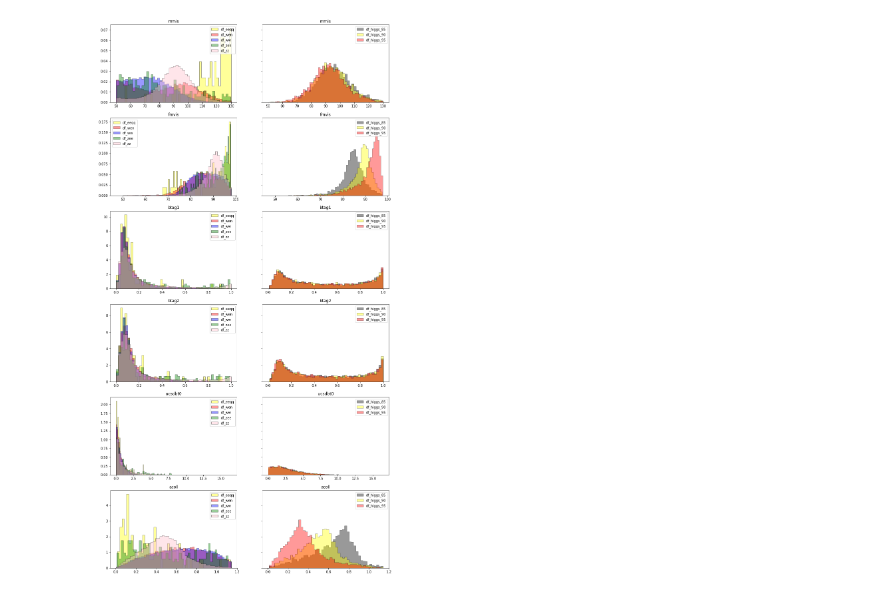
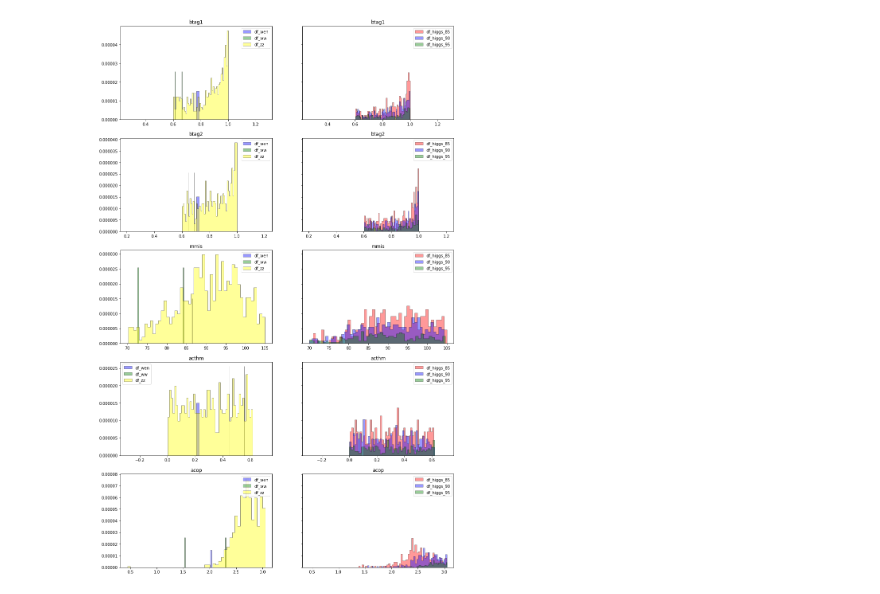
Before and after one commit to irenecortinovis/HiggsSearch-LEP, a Jupyter notebook: cuts.ipynb, the cells around one changed output. Cells and saved outputs as stored; diff of their text form; code cells hidden in the pictures.

Commit message:
separated cuts from a scan of all the events without cuts

```diff
--- a/cuts.ipynb
+++ b/cuts.ipynb
@@ -79,8 +81,6 @@ int_lumi = 176.773 #pb^-1
 ################################
 # creation of all df and lists #
 ################################
-
-
 
 for channel in channels:
     #fill the dataframes
@@ -88,26 +88,14 @@ for channel in channels:
     dfname = 'df_' + channel
     vars()[dfname] = pd.read_csv(filename)
 
-    #add recoiling mass against jets
+    #add acollinearity and recoiling mass against jets
     angle = 180*np.pi/180
     recmass = []
     acollin = []
     for index, row in (vars()[dfname]).iterrows():
-        #recoil mass
-        '''recoilmass=0
-        theta_jets = (row['xmj1']*row['thj1']+row['xmj2']*row['thj2'])/(row['xmj1']+row['xmj2'])
-        phi_jets = (row['xmj1']*row['phj1']+row['xmj2']*row['phj2'])/(row['xmj1']+row['xmj2'])
-        if ((row['ele_phi'] < phi_jets+np.pi+angle) and (row['ele_phi'] > phi_jets+np.pi-angle) and (row['ele_the'] < theta_jets+np.pi+angle) and (row['ele_the'] > theta_jets+np.pi-angle)):
-            recoilmass += 0.000511*row['ele_num']
-        if ((row['muon_phi'] < phi_jets+np.pi+angle) and (row['muon_phi'] > phi_jets+np.pi-angle) and (row['muon_the'] < theta_jets+np.pi+angle) and (row['muon_the'] > theta_jets+np.pi-angle)):
-            recoilmass += 0.105*row['muon_num']
-        recmass.append(recoilmass)'''
         #acollinearity
         acollin.append(angleacoll(row['thj1'],row['thj2'],row['phj1'],row['phj2']))
-
-    #(vars()[dfname])['rec_mass'] = recmass
     (vars()[dfname])['acoll'] = acollin
-
 
 
     #fill the bkgsigdata list, categorizing bkg, sgn, data
@@ -124,52 +331,74 @@ for channel in channels:
 # %%
-##########################################################
-# plot all variables for signal and background (no cuts) #
-##########################################################
+############################################################
+# plot all variables for signal and background (WITH cuts) #
+############################################################
 
 #check variables for each channel, try to make some sense out of them and try to see possible cuts
-varlist = ['mmis', 'fmvis', 'btag1', 'btag2', 'ucsdbt0', 'acoll']
-#varlist = ['mmis', 'pho_ene']
+varlist = ['btag1', 'btag2', 'mmis', 'acthm', 'acop']
 varlength = len(varlist)
 
-colors = ['yellow', 'red', 'blue', 'green', 'pink', 'black']
+colors = ['yellow', 'red', 'blue', 'green', 'pink']
 bins = 50
 
 #plot each variable on each row
 #left background, right signal(s)
+df_list_cut = []
+
 
 f, axs = plt.subplots(varlength, 2, sharey='row', sharex='row', figsize=(15,varlength*5))
+
+for dfname in df_names:
+    index = df_names.index(dfname)
+    tmpdf = (df_list[index])[(df_list[index])['btag1'] > 0.6]
+    tmpdf = tmpdf[tmpdf['btag2'] > 0.6]
+    tmpdf = tmpdf[tmpdf['mmis'] > 70]
+    tmpdf = tmpdf[tmpdf['mmis'] < 105]
+    tmpdf = tmpdf[tmpdf['acthm'] < 0.62]
+    tmpdf = tmpdf[tmpdf['acop'] < 3.05]
+    df_list_cut.append(tmpdf)
+
+
+nevents = [0]*len(df_list)
+
 
 for varname in varlist:
     index_var = varlist.index(varname)
     for dfname in df_names:
         index = df_names.index(dfname)
 
         #backgrounds
         if bkgsigdata[index] == 'bkg':
             #plot histograms (normalised area to 1)
-            axs[index_var,0].hist((df_list[index])[varname], bins=bins, color=colors[index%len(colors)], ec="black", histtype="stepfilled", label=dfname, alpha=0.4, density=True)
-
-            #calculate scale factor (xs) and plot histograms
-            scalef = scalefactor(int_lumi, n_events(df_list[index]), dfxsec(dfname, df_names))
-            weights = scalef*np.ones_like(np.linspace(1,n_events(df_list[index]), n_events(df_list[index])))
-            #axs[index_var,0].hist(((df_list[index])[varname]), bins=bins, weights=weights, color=colors[index%len(colors)], ec="black", histtype="stepfilled", label=dfname, alpha=0.4)
+            #axs[index_var,0].hist((df_list_cut[index])[varname], bins=bins, color=colors[index%len(colors)], ec="black", histtype="stepfilled", label=dfname, alpha=0.4)
+            if(n_events(df_list_cut[index]) != 0):
+                #calculate scale factor (xs) and plot histograms
+                scalef = scalefactor(int_lumi, n_events(df_list[index]), dfxsec(dfname, df_names), ratio)
+                weights = scalef*np.ones_like(np.linspace(1,n_events(df_list_cut[index]), n_events(df_list_cut[index])))
+                axs[index_var,0].hist(((df_list_cut[index])[varname]), bins=bins, weights=weights, color=colors[index%len(colors)], ec="black", histtype="stepfilled", label=dfname, alpha=0.4)
+                nevents[index]=((n_events(df_list_cut[index]))*scalef)
+            else:
+                nevents[index]=0
 
         #signals
         if bkgsigdata[index] == 'sgn':
             #plot histograms (normalised area to 1)
-            axs[index_var,1].hist((df_list[index])[varname], bins=bins, color=colors[index%len(colors)], ec="black", histtype="stepfilled", label=dfname, alpha=0.4, density=True)
+            #axs[index_var,1].hist((df_list_cut[index])[varname], bins=bins, color=colors[index%len(colors)], ec="black", histtype="stepfilled", label=dfname, alpha=0.4)
 
             #calculate scale factor (xs) and plot histograms
-            scalef = scalefactor(int_lumi, n_events(df_list[index]), dfxsec(dfname, df_names))
-            weights = scalef*np.ones_like(np.linspace(1,n_events(df_list[index]), n_events(df_list[index])))
-            #axs[index_var,1].hist(((df_list[index])[varname]), bins=bins, weights=weights, color=colors[index%len(colors)], ec="black", histtype="stepfilled", label=dfname, alpha=0.4)
-
+            if(n_events(df_list_cut[index]) != 0):
+                scalef = scalefactor(int_lumi, n_events(df_list[index]), dfxsec(dfname, df_names), ratio)
+                weights = scalef*np.ones_like(np.linspace(1,n_events(df_list_cut[index]), n_events(df_list_cut[index])))
+                axs[index_var,1].hist(((df_list_cut[index])[varname]), bins=bins, weights=weights, color=colors[index%len(colors)], ec="black", histtype="stepfilled", label=dfname, alpha=0.4)
+                nevents[index]=((n_events(df_list_cut[index]))*scalef)
+            else:
+                nevents[index] = 0
     #plot title and legend for background (left) and signal (right)
     axs[index_var,0].set_title(varname)
     axs[index_var,0].legend(loc='best')
     axs[index_var,1].set_title(varname)
     axs[index_var,1].legend(loc='best')
 
+
 plt.show()
 # %% [output]
-[figure, old version]
+[figure, new version]
```
Also changed, not shown: parts of 8 cells of this notebook, 1 other file.
